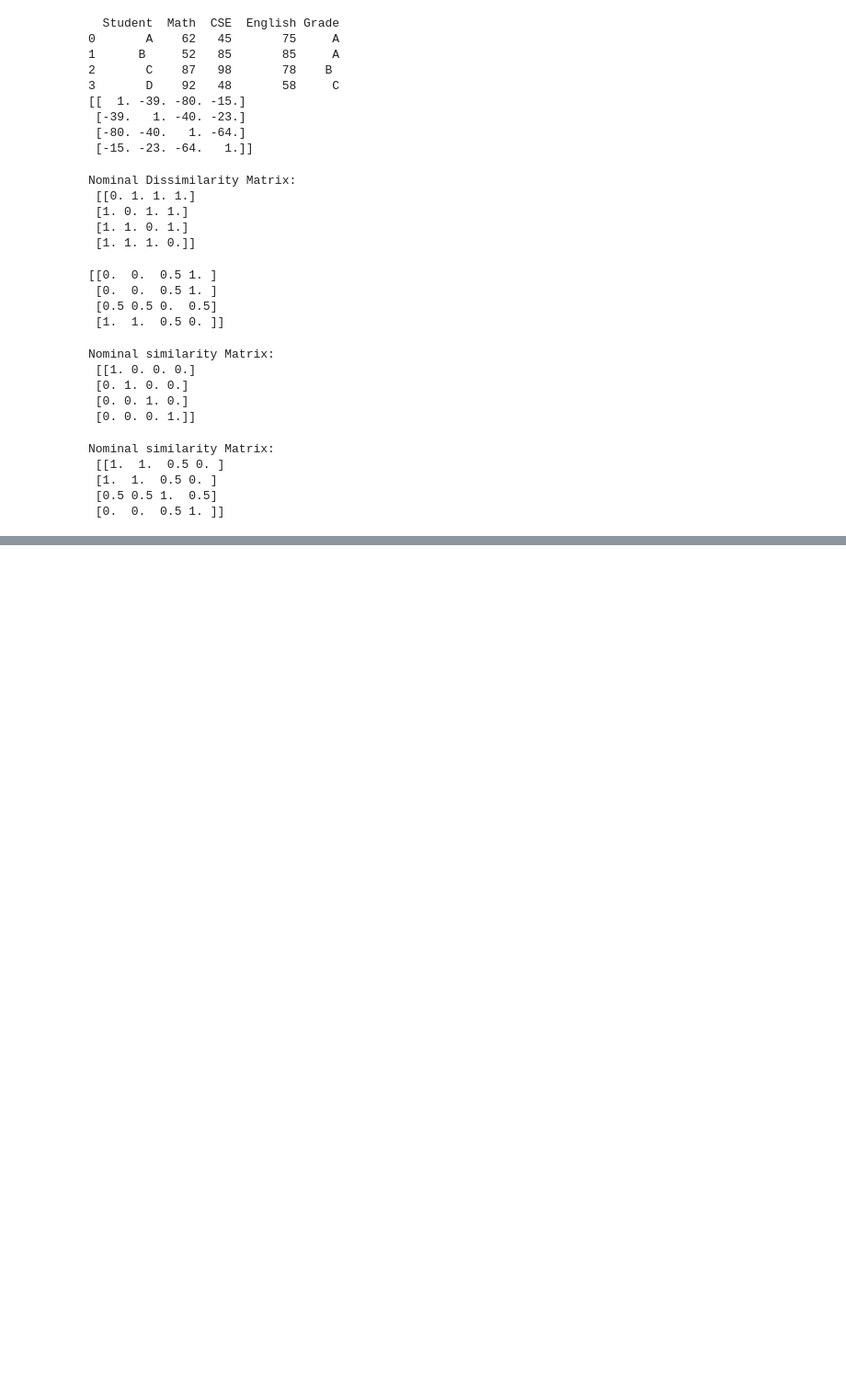
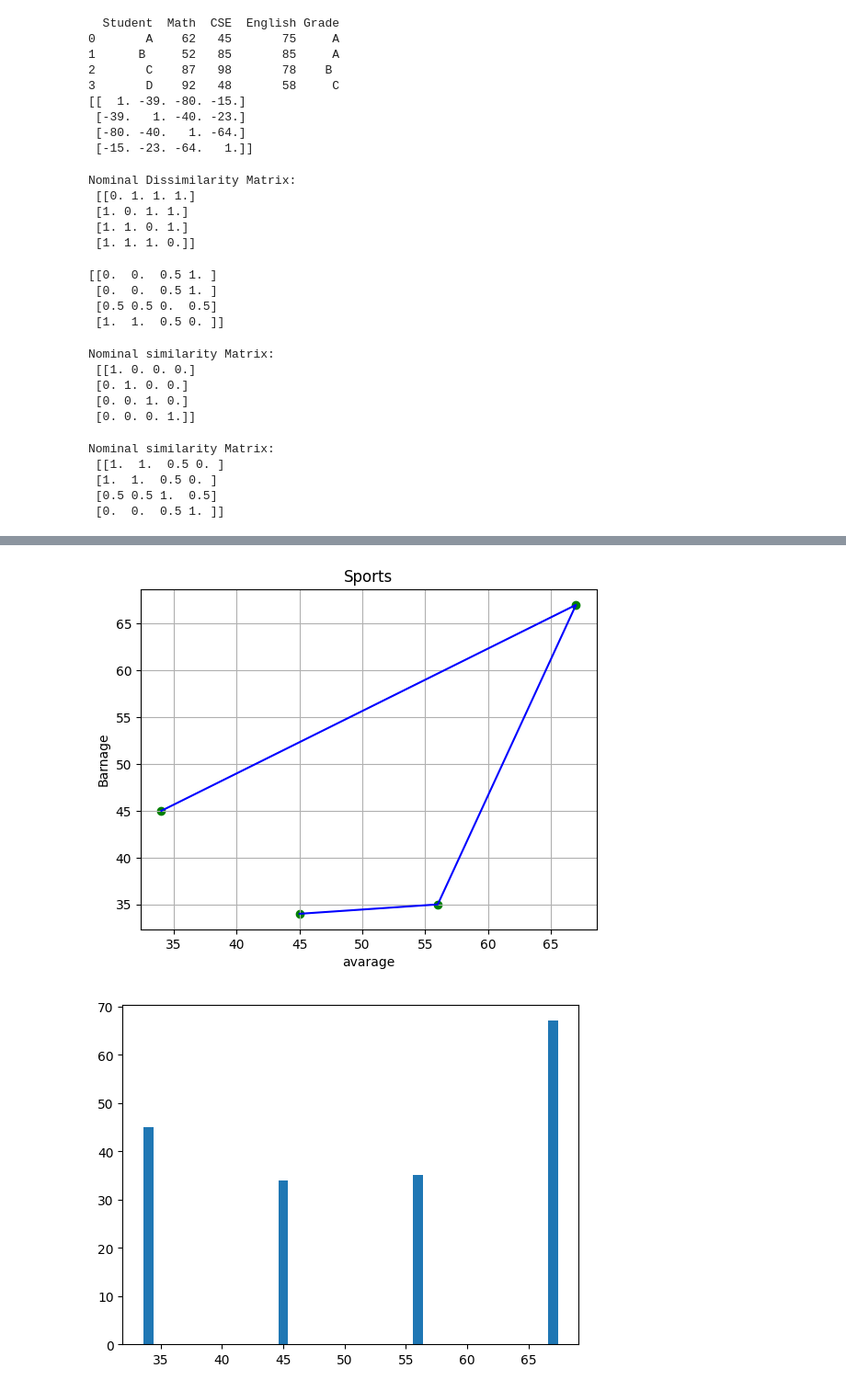
Before and after one commit to pranta2003/Data-Mining-Prectice, a Jupyter notebook: numpy_prectice/numpy-prectice-data-mining.ipynb, the cells around one changed output, grey strips where cells are left out. Shown at 92% size. Drawn from its saved outputs; the diff is of its cells as text; code cells hidden in the pictures; blank space fills up the shorter version.

```diff
--- a/numpy_prectice/numpy-prectice-data-mining.ipynb
+++ b/numpy_prectice/numpy-prectice-data-mining.ipynb
@@ -429,0 +482,21 @@ Nominal similarity Matrix:
+# %%
+e = npp.array([45 , 56 , 67 , 34])
+f = npp.array([34  , 35 , 67 , 45])
+
+
+plt.plot(e,f , color = 'blue')
+
+plt.grid()
+plt.scatter( e, f , color = 'green')
+
+plt.title("Sports")
+plt.xlabel("avarage")
+plt.ylabel("Barnage")
+plt.show()
+plt.bar(e,f)
+plt.show()
+plt.pie(e)
+plt.show()
+# %% [output]
+[figure, added]
+[figure, added]
```
Also changed, not shown: parts of 10 cells of this notebook, 1 other file.
